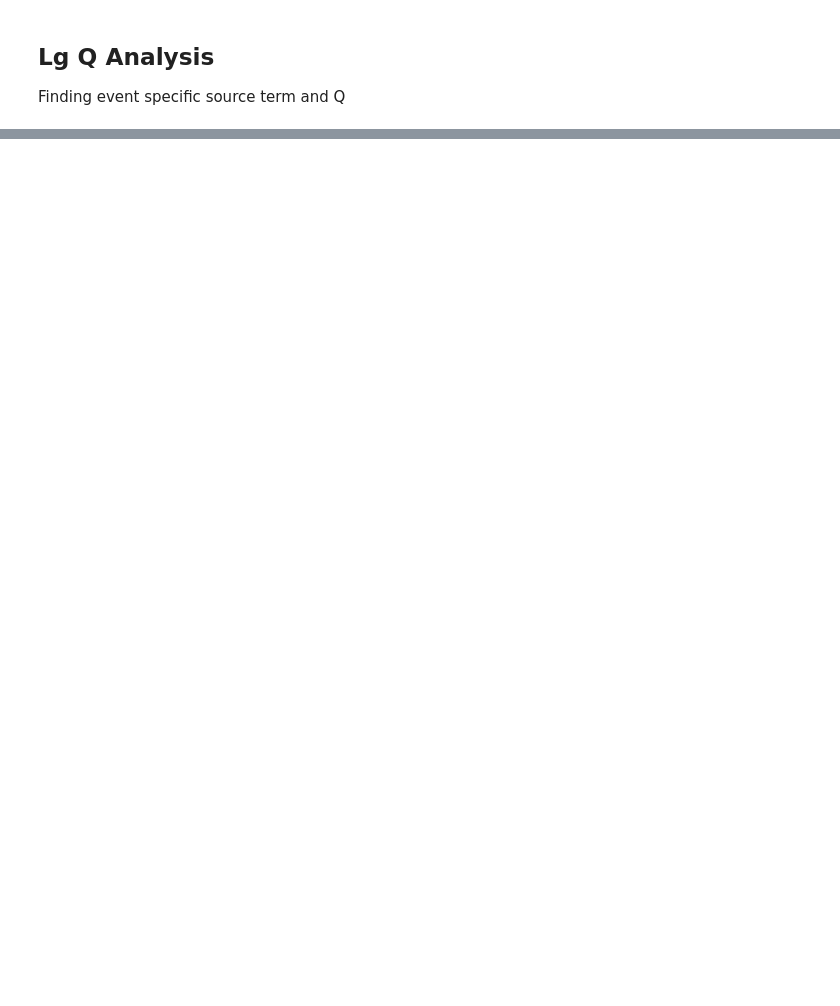
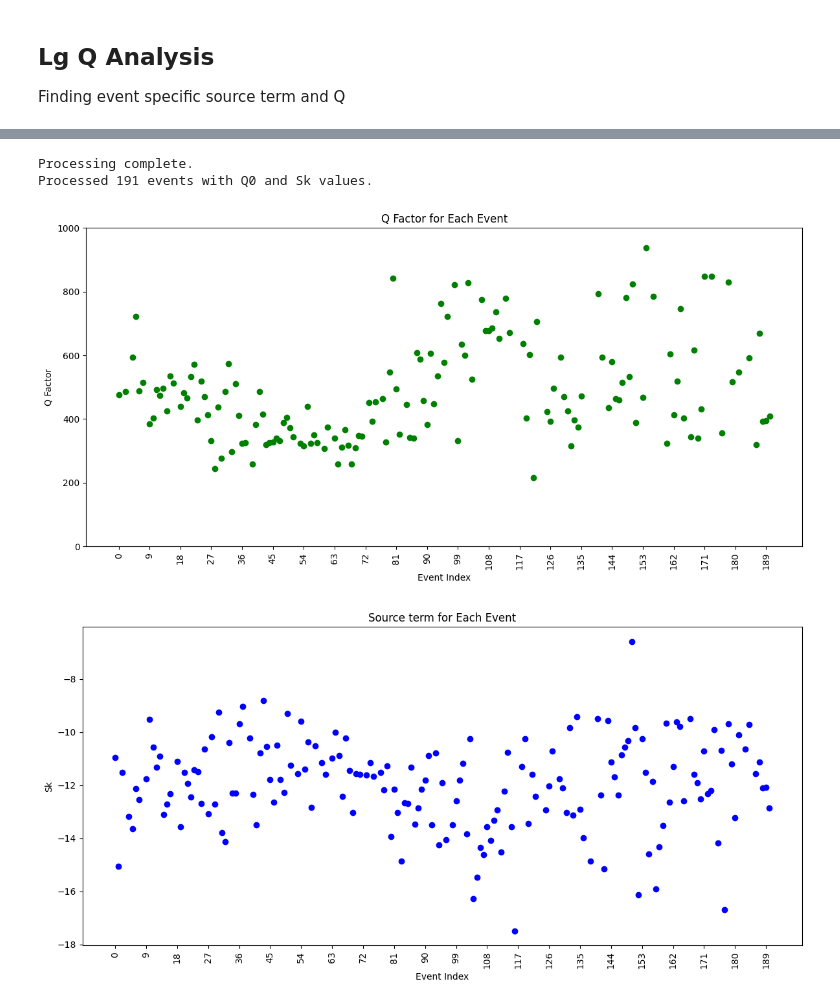
Before and after one commit to schreinerl/Lg_waves, a Jupyter notebook: Lg_Q.ipynb, the cells around one changed output, grey strips where cells are left out. Saved outputs shown, nothing was run; the diff lists cells and outputs as text; code cells hidden in the pictures; blank space fills up the shorter version.

```diff
--- a/Lg_Q.ipynb
+++ b/Lg_Q.ipynb
@@ -62,0 +491,69 @@ def Lg_amplitude_dict(events,)
+# %%
+def Lg_Q0_Sk(fmin, fmax, plot_Q0=False, plot_Sk=False):
+    base_directory = "/home/schreinl/Stage/Data1"
+    Lg_dict = Lg_amplitude_dict(base_directory)
+    results, results_with_coords = Lg_amplitude_calculation(fmin, fmax, Lg_dict, savefile=False)
+
+    event_data_dict = {}
+
+    for event_time, event_data in results.items():
+        log_amplitudes = [station_data["log_value"] for station_data in event_data.values()]
+        distances = [station_data["distance_km"] for station_data in event_data.values()]
+
+        filtered_distances = [d for d in distances if d > 200]
+        filtered_log_amplitudes = [log_amplitudes[i] for i in range(len(distances)) if distances[i] > 200]
+
+        if len(filtered_distances) > 1:
+            slope, intercept, _, _, _ = linregress(filtered_distances, filtered_log_amplitudes)
+            Q = -(np.pi * ((fmin + fmax) / 2) / (3.2 * slope))
+
+            if event_time in results_with_coords:
+                coordinates = results_with_coords[event_time]["coordinates"]
+                event_data_dict[event_time] = {
+                    "Q0": Q,
+                    "Sk": intercept,
+                    "coordinates": coordinates
+                }
+
+    print(f"Processed {len(event_data_dict)} events with Q0 and Sk values.")
+
+    if plot_Q0 and event_data_dict:
+        Q0_values = [data["Q0"] for data in event_data_dict.values()]
+        plt.figure(figsize=(12, 6))
+        plt.scatter(range(len(Q0_values)), Q0_values, marker='o', color='green')
+        plt.xlabel('Event Index')
+        plt.ylim([0, 1000])
+        plt.ylabel('Q Factor')
+        plt.title('Q Factor for Each Event')
+        plt.xticks(range(0, len(Q0_values), max(1, len(Q0_values)//20)), rotation=90)
+        plt.tight_layout()
+        plt.show()
+
+    if plot_Sk and event_data_dict:
+        Sk_values = [data["Sk"] for data in event_data_dict.values()]
+        plt.figure(figsize=(12, 6))
+        plt.scatter(range(len(Sk_values)), Sk_values, marker='o', color='blue')
+        plt.xlabel('Event Index')
+        plt.ylabel('Sk')
+        plt.title('Source term for Each Event')
+        plt.xticks(range(0, len(Sk_values), max(1, len(Sk_values)//20)), rotation=90)
+        plt.tight_layout()
+        plt.show()
+
+    return event_data_dict
+
+Q0_Sk_dict = Lg_Q0_Sk(2, 3, plot_Q0=True, plot_Sk=True)
+
+#fmins = [0.5,2,4,6]
+#fmaxs = [1.5,3,6,8]
+#Q_mean = {}
+#for mini, maxi in zip(fmins,fmaxs):
+#    fcenter = (mini+maxi)/2
+#    print(f'frequency range {mini}-{maxi} with center frequency {fcenter}')
+#    test_Q0, test_Sk = Lg_Q0_Sk(mini, maxi, plot_Q0=True, plot_Sk=False)
+#    Q_mean[f'{fcenter} Hz'] = {"Q_mean": np.nanmedian(list(test_Q0.values()))}
+# %% [output]
+Processing complete.
+Processed 191 events with Q0 and Sk values.
+[figure, added]
+[figure, added]
```
Also changed, not shown: parts of 18 cells of this notebook, 8 other files.
